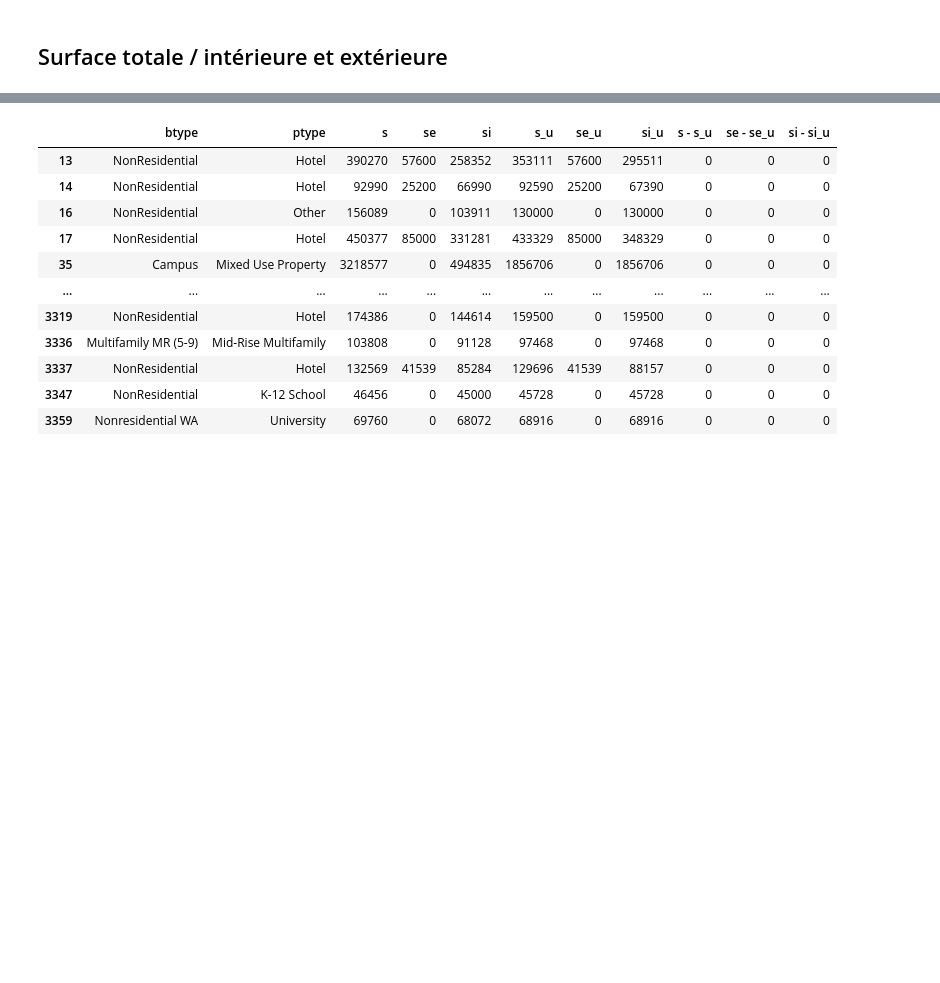
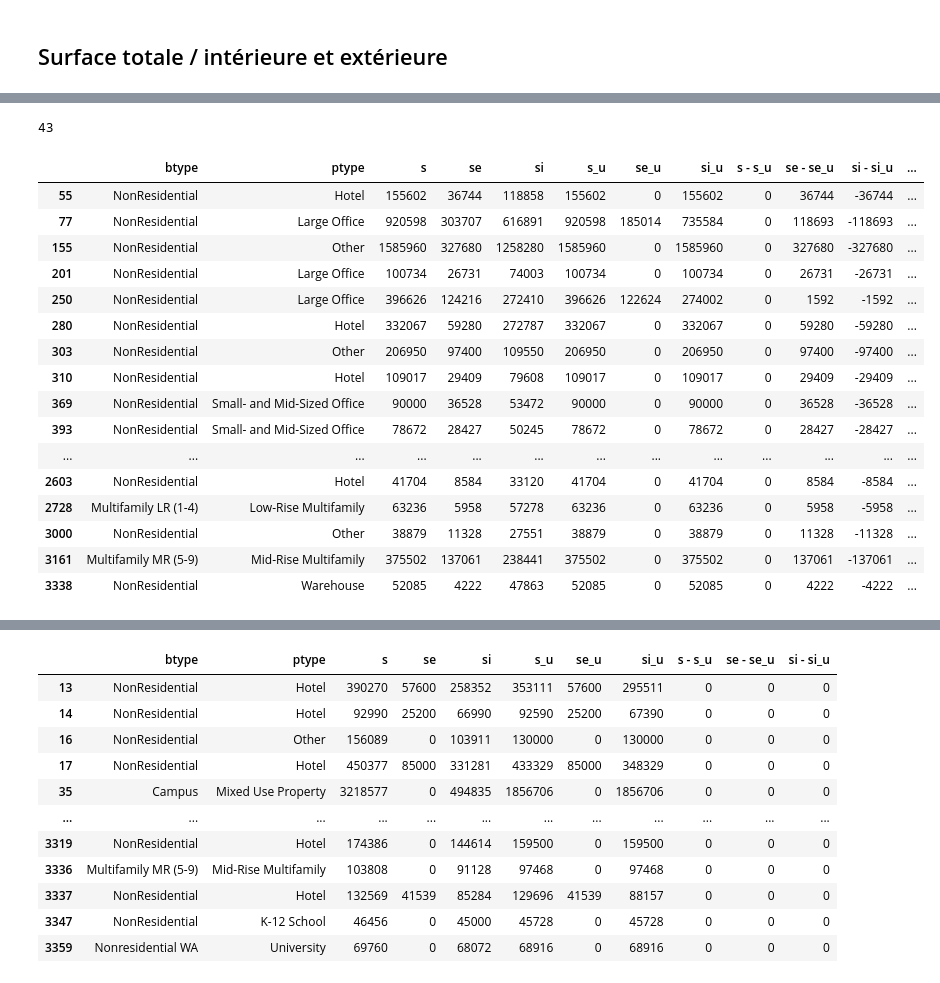
Before and after one commit to Franck-PepperLabs/pepper_carbon-neutral_seattle, a Jupyter notebook: jupyter/infer.ipynb, the cells around one changed output, grey strips where cells are left out. Drawn from its saved outputs; the diff is of its cells as text; code cells hidden in the pictures; blank space fills up the shorter version.

```diff
--- a/jupyter/infer.ipynb
+++ b/jupyter/infer.ipynb
@@ -721,0 +630,5 @@ display(table_si_inf_siu)
+# %%
+# utilitaires
+def join_use_allocation(subset, data):
+    main_uses = data.loc[subset.index, 'ListOfAllPropertyUseTypes':'ThirdLargestPropertyUseTypeGFA']
+    return subset.join(main_uses.fillna('_'), how='left')
@@ -721,0 +706,31 @@ display(table_si_inf_siu)
+# %%
+s_eq_su = _table['s - s_u'] == 0
+s_lt_su = _table['s - s_u'] < 0
+s_gt_su = _table['s - s_u'] > 0
+s_neq_su = ~s_eq_su
+
+si_eq_siu = _table['si - si_u'] == 0
+si_lt_siu = _table['si - si_u'] < 0
+si_gt_siu = _table['si - si_u'] > 0
+si_neq_siu = ~si_eq_siu
+
+se_eq_seu = _table['se - se_u'] == 0
+se_lt_seu = _table['se - se_u'] < 0
+se_gt_seu = _table['se - se_u'] > 0
+se_neq_seu = ~se_eq_seu
+
+class_1 = s_eq_su & si_eq_siu
+class_2 = s_eq_su & si_gt_siu
+class_3 = s_eq_su & si_lt_siu
+
+class_4 = s_gt_su & si_eq_siu & se_gt_seu
+class_5 = s_gt_su & si_gt_siu & se_eq_seu
+class_6 = s_gt_su & si_gt_siu & se_gt_seu
+class_7 = s_gt_su & si_gt_siu & se_lt_seu
+class_8 = s_gt_su & si_lt_siu & se_gt_seu
+
+class_9 = s_lt_su & si_eq_siu & se_lt_seu
+class_10 = s_lt_su & si_gt_siu & se_lt_seu
+class_11 = s_lt_su & si_lt_siu & se_eq_seu
+class_12 = s_lt_su & si_lt_siu & se_gt_seu
+class_13 = s_lt_su & si_lt_siu & se_lt_seu
@@ -721,0 +822,24 @@ display(table_si_inf_siu)
+# %%
+class_3_members = _table[class_3]
+class_3_members_details = join_use_allocation(class_3_members, data)
+print(class_3_members_details.shape[0])
+display(class_3_members_details)
+# %% [output]
+43
+|  | btype | ptype | s | se | si | s_u | se_u | si_u | s - s_u | se - se_u | si - si_u | ... |
+| 55 | NonResidential | Hotel | 155602 | 36744 | 118858 | 155602 | 0 | 155602 | 0 | 36744 | -36744 | ... |
+| 77 | NonResidential | Large Office | 920598 | 303707 | 616891 | 920598 | 185014 | 735584 | 0 | 118693 | -118693 | ... |
+| 155 | NonResidential | Other | 1585960 | 327680 | 1258280 | 1585960 | 0 | 1585960 | 0 | 327680 | -327680 | ... |
+| 201 | NonResidential | Large Office | 100734 | 26731 | 74003 | 100734 | 0 | 100734 | 0 | 26731 | -26731 | ... |
+| 250 | NonResidential | Large Office | 396626 | 124216 | 272410 | 396626 | 122624 | 274002 | 0 | 1592 | -1592 | ... |
+| 280 | NonResidential | Hotel | 332067 | 59280 | 272787 | 332067 | 0 | 332067 | 0 | 59280 | -59280 | ... |
+| 303 | NonResidential | Other | 206950 | 97400 | 109550 | 206950 | 0 | 206950 | 0 | 97400 | -97400 | ... |
+| 310 | NonResidential | Hotel | 109017 | 29409 | 79608 | 109017 | 0 | 109017 | 0 | 29409 | -29409 | ... |
+| 369 | NonResidential | Small- and Mid-Sized Office | 90000 | 36528 | 53472 | 90000 | 0 | 90000 | 0 | 36528 | -36528 | ... |
+| 393 | NonResidential | Small- and Mid-Sized Office | 78672 | 28427 | 50245 | 78672 | 0 | 78672 | 0 | 28427 | -28427 | ... |
+| ... | ... | ... | ... | ... | ... | ... | ... | ... | ... | ... | ... | ... |
+| 2603 | NonResidential | Hotel | 41704 | 8584 | 33120 | 41704 | 0 | 41704 | 0 | 8584 | -8584 | ... |
+| 2728 | Multifamily LR (1-4) | Low-Rise Multifamily | 63236 | 5958 | 57278 | 63236 | 0 | 63236 | 0 | 5958 | -5958 | ... |
+| 3000 | NonResidential | Other | 38879 | 11328 | 27551 | 38879 | 0 | 38879 | 0 | 11328 | -11328 | ... |
+| 3161 | Multifamily MR (5-9) | Mid-Rise Multifamily | 375502 | 137061 | 238441 | 375502 | 0 | 375502 | 0 | 137061 | -137061 | ... |
+| 3338 | NonResidential | Warehouse | 52085 | 4222 | 47863 | 52085 | 0 | 52085 | 0 | 4222 | -4222 | ... |
```
Also changed, not shown: parts of 46 cells of this notebook, 1 other file.
